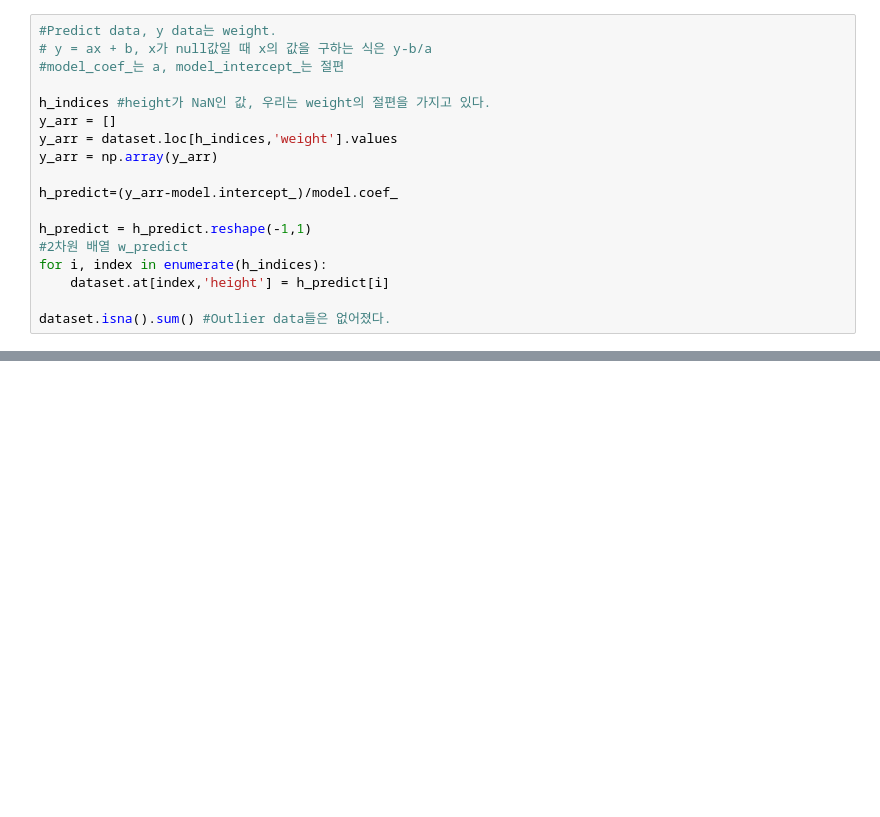
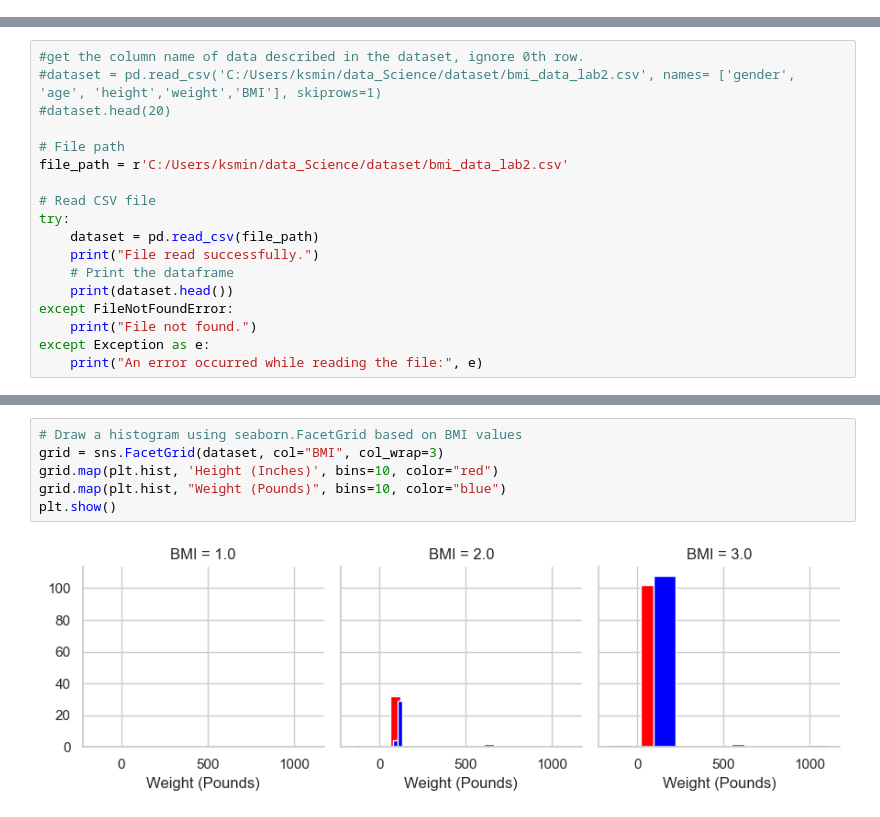
Before and after one commit to Seungminin/Data_Science, a Jupyter notebook: Assignment/Lab2.ipynb, the cells around one changed output, grey strips where cells are left out. Cells and saved outputs as stored; diff of their text form; blank space fills up the shorter version.

```diff
--- a/Assignment/Lab2.ipynb
+++ b/Assignment/Lab2.ipynb
@@ -400,18 +0,0 @@ dtype: int64
-# %%
-#Predict data, y data는 weight.
-# y = ax + b, x가 null값일 때 x의 값을 구하는 식은 y-b/a
-#model_coef_는 a, model_intercept_는 절편
-
-h_indices #height가 NaN인 값, 우리는 weight의 절편을 가지고 있다.
-y_arr = []
-y_arr = dataset.loc[h_indices,'weight'].values
-y_arr = np.array(y_arr)
-
-h_predict=(y_arr-model.intercept_)/model.coef_
-
-h_predict = h_predict.reshape(-1,1)
-#2차원 배열 w_predict
-for i, index in enumerate(h_indices):
-    dataset.at[index,'height'] = h_predict[i]
-
-dataset.isna().sum() #Outlier data들은 없어졌다.
@@ -502,0 +12,18 @@ dtype: int64
+# %%
+#get the column name of data described in the dataset, ignore 0th row.
+#dataset = pd.read_csv('C:/Users/ksmin/data_Science/dataset/bmi_data_lab2.csv', names= ['gender', 'age', 'height','weight','BMI'], skiprows=1)
+#dataset.head(20)
+
+# File path
+file_path = r'C:/Users/ksmin/data_Science/dataset/bmi_data_lab2.csv'
+
+# Read CSV file
+try:
+    dataset = pd.read_csv(file_path)
+    print("File read successfully.")
+    # Print the dataframe
+    print(dataset.head())
+except FileNotFoundError:
+    print("File not found.")
+except Exception as e:
+    print("An error occurred while reading the file:", e)
@@ -502,0 +148,8 @@ dtype: int64
+# %%
+# Draw a histogram using seaborn.FacetGrid based on BMI values
+grid = sns.FacetGrid(dataset, col="BMI", col_wrap=3)
+grid.map(plt.hist, 'Height (Inches)', bins=10, color="red")
+grid.map(plt.hist, "Weight (Pounds)", bins=10, color="blue")
+plt.show()
+# %% [output]
+[figure, added]
```
Also changed, not shown: parts of 67 cells of this notebook.
